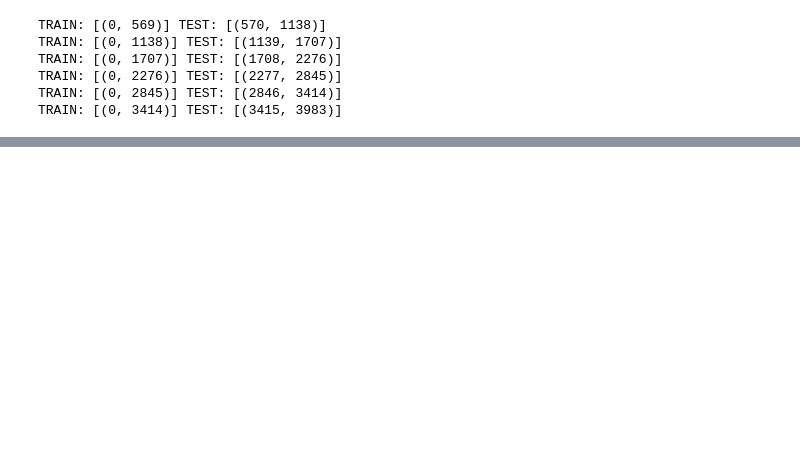
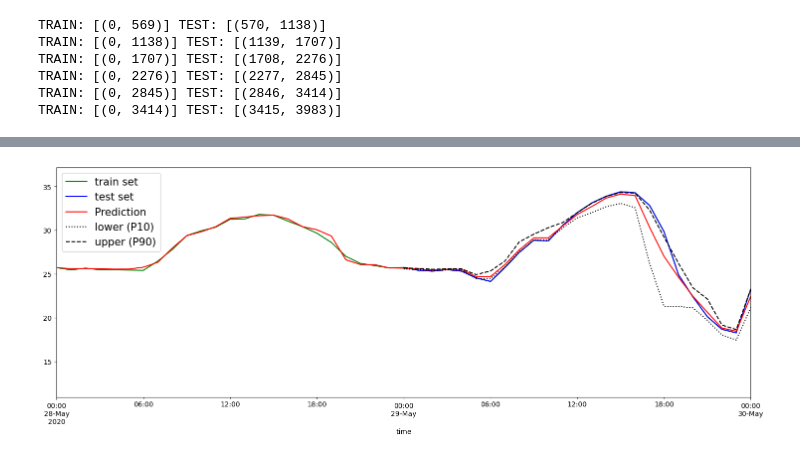
Before and after one commit to aaroneisses95/greenhouse-forecasting, a Jupyter notebook: notebooks/exploration.ipynb, the cells around one changed output, grey strips where cells are left out. Cells and saved outputs as stored; diff of their text form; code cells hidden in the pictures; blank space fills up the shorter version.

```diff
--- a/notebooks/exploration.ipynb
+++ b/notebooks/exploration.ipynb
@@ -373,0 +380,4 @@ plt.xlim(pd.Timestamp('2020-05-01'), pd.Timestamp('2020-06-01'));
+# %%
+# Get the best hyperparameters from the grid search
+best_params = gsearch_rf.best_params_
+best_max_depth = best_params["model__max_depth"]
@@ -373,0 +390,20 @@ plt.xlim(pd.Timestamp('2020-05-01'), pd.Timestamp('2020-06-01'));
+# %%
+# Train the model n_samples amount of times and get the prediction of the test set for every model.
+# With all these prediction, we can calculate the prediction interval. There is a catch: for more
+# accurate results we should increase n_samples but this will also mean that it will take longer.
+
+n_samples = 500
+predictions = np.zeros((n_samples, len(X_test)))
+
+for i in range(n_samples):
+    # Perform bootstrapping
+    X_resampled, y_resampled = resample(X_train, y_train)
+    rf.fit(X_resampled, y_resampled)
+    predictions[i] = rf.predict(X_test)
+
+# Calculate the 10th and 90th percentiles of the predictions
+lower = np.percentile(predictions, 10, axis=0)
+upper = np.percentile(predictions, 90, axis=0)
+# %%
+test['lower'] = lower
+test['upper'] = upper
@@ -373,0 +421,12 @@ plt.xlim(pd.Timestamp('2020-05-01'), pd.Timestamp('2020-06-01'));
+# %%
+fig, ax = plt.subplots(figsize=(18,6))
+train[['Tair']].plot(ax=ax, c='green')
+test[['Tair']].plot(ax=ax, c='blue')
+all_data[['grid_pred_rf']].loc['2020 May':].plot(ax=ax, c='red')
+test[['lower']].loc['2010 May':].plot(ax=ax, c='black',linestyle='dotted')
+test[['upper']].loc['2010 May':].plot(ax=ax, c='black', linestyle='dashed')
+
+ax.legend(["train set", "test set", "Prediction", "lower (P10)", "upper (P90)"], prop={'size': 15});
+plt.xlim(pd.Timestamp('2020-05-28'), pd.Timestamp('2020-05-30'));
+# %% [output]
+[figure, added]
```
Also changed, not shown: parts of 21 cells of this notebook, 8 other files.
